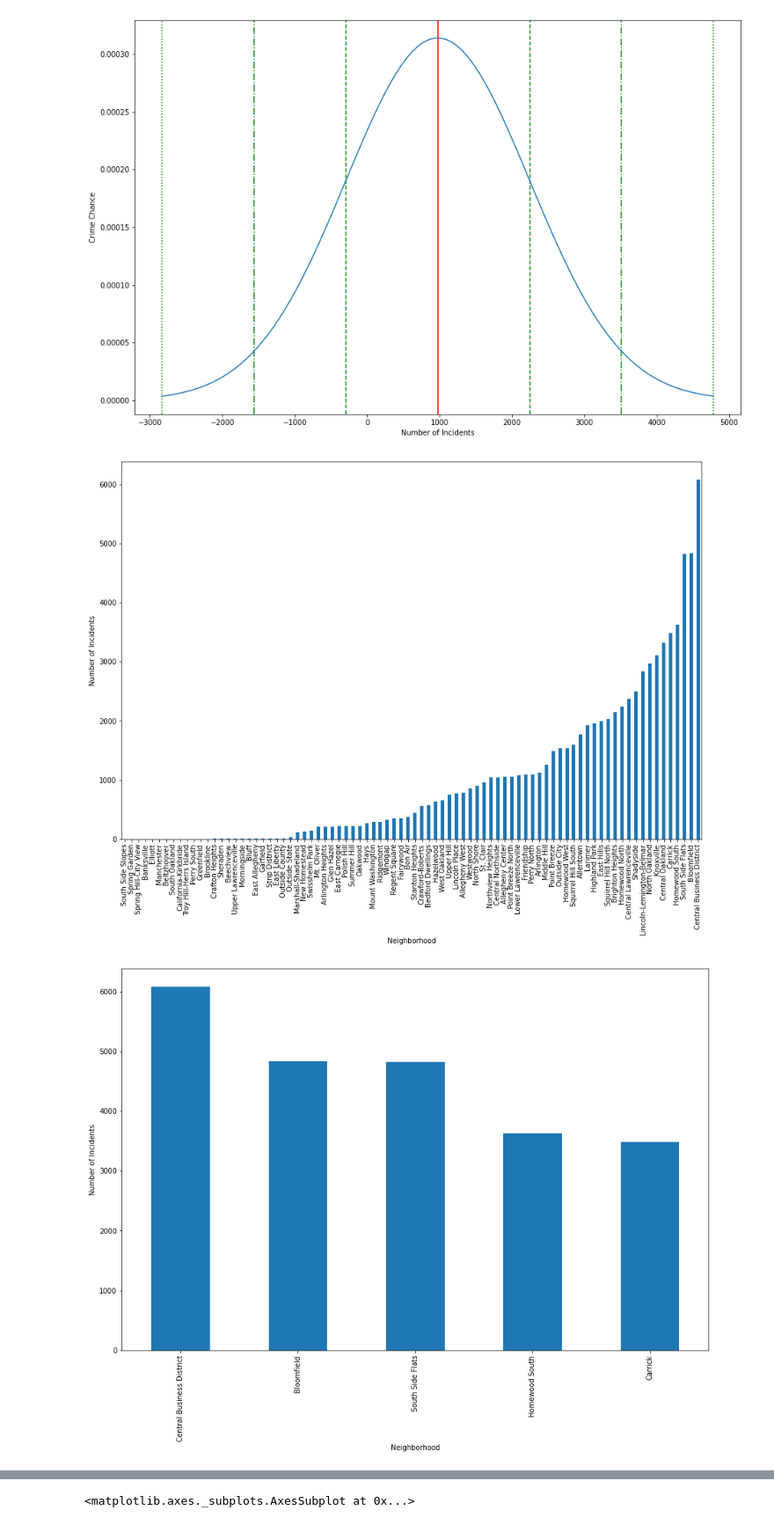
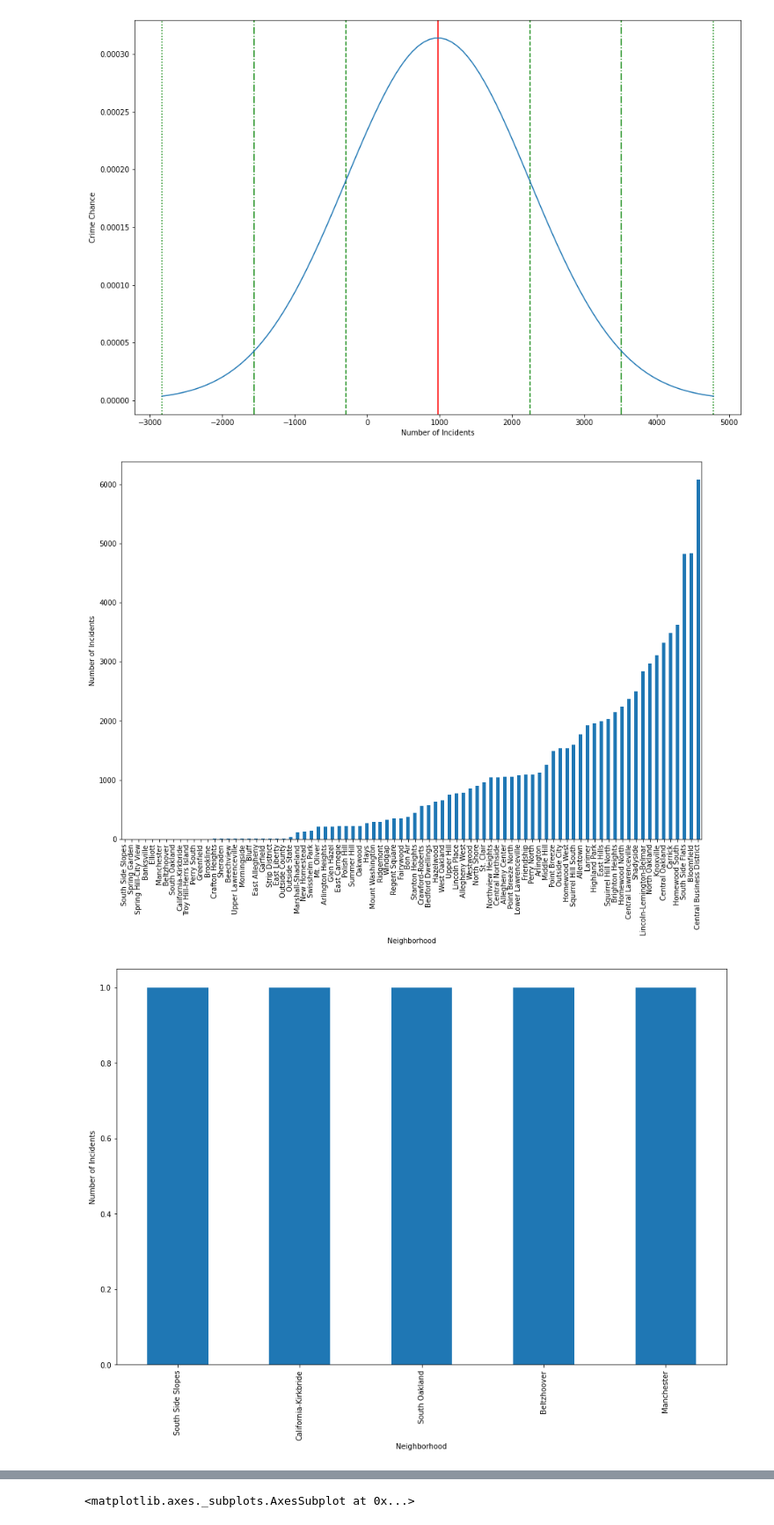
Before and after one commit to lslutsky/Big-Ideas-Final-Project, a Jupyter notebook: Final/Final.ipynb, the cells around one changed output, grey strips where cells are left out. Shown at 88% size. Saved outputs shown, nothing was run; the diff lists cells and outputs as text; code cells hidden in the pictures.

```diff
--- a/Final/Final.ipynb
+++ b/Final/Final.ipynb
@@ -210,16 +209,16 @@ plt.show()
 # %%
 num_reports["PK"].plot.bar(figsize=(15,10))
 plt.xlabel('Neighborhood')
 plt.ylabel('Number of Incidents')
 plt.show()
 
-nim_reports = num_reports.sort_values('PK', ascending=False).head()
+nim_reports = num_reports.sort_values('PK', ascending=True).head()
 
 nim_reports["PK"].head().plot.bar(figsize=(15,10))
 plt.xlabel('Neighborhood')
 plt.ylabel('Number of Incidents')
 plt.show()
 # %% [output]
 [figure]
-[figure, old version]
+[figure, new version]
 # %% [markdown]
```
Also changed, not shown: parts of 11 cells of this notebook.
